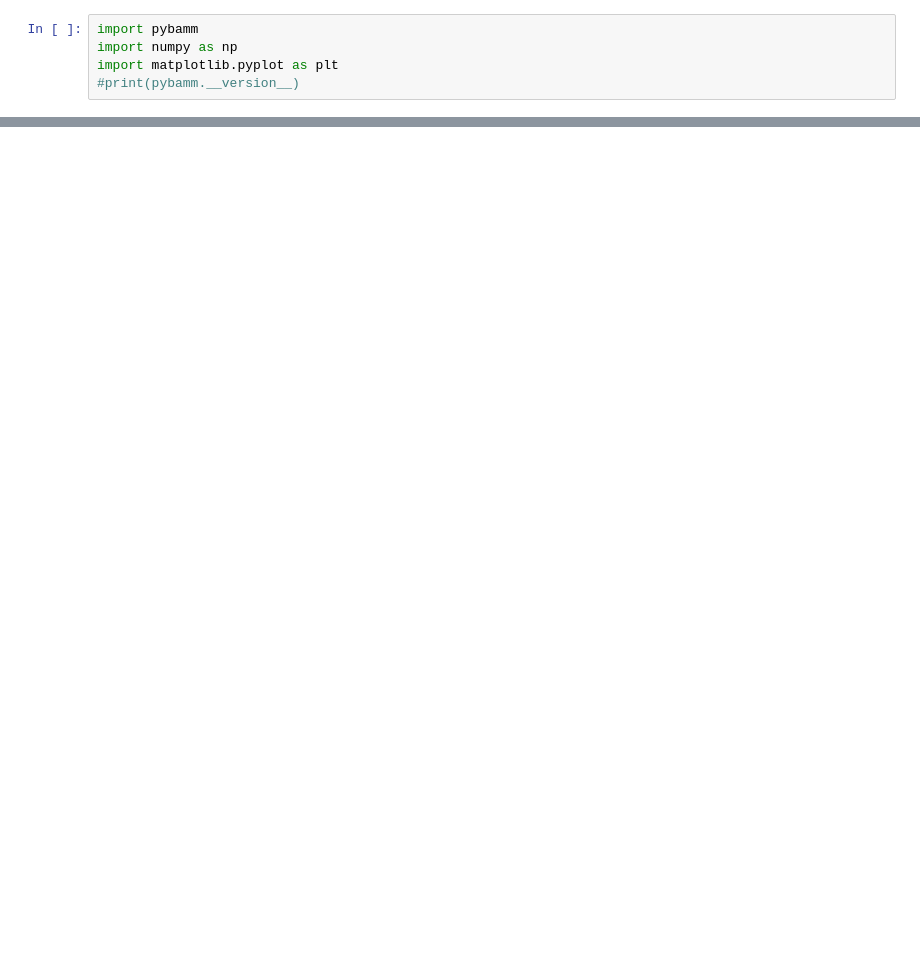
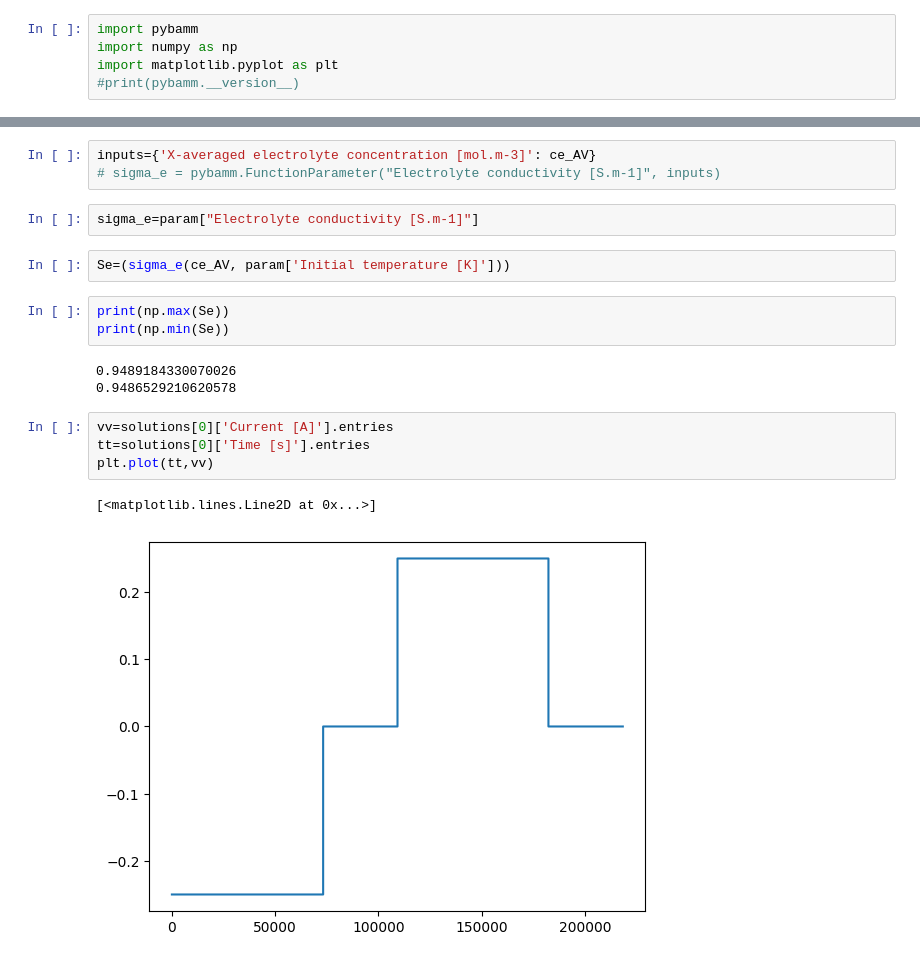
Before and after one commit to brosaplanella/formation, a Jupyter notebook: SEI_Models_thickness_Chen2020.ipynb, the cells around one changed output, grey strips where cells are left out. Cells and saved outputs as stored; diff of their text form; blank space fills up the shorter version.

```diff
--- a/SEI_Models_thickness_Chen2020.ipynb
+++ b/SEI_Models_thickness_Chen2020.ipynb
@@ -94,0 +224,20 @@ plt.show()
+# %%
+inputs={'X-averaged electrolyte concentration [mol.m-3]': ce_AV}
+# sigma_e = pybamm.FunctionParameter("Electrolyte conductivity [S.m-1]", inputs)
+# %%
+sigma_e=param["Electrolyte conductivity [S.m-1]"]
+# %%
+Se=(sigma_e(ce_AV, param['Initial temperature [K]']))
+# %%
+print(np.max(Se))
+print(np.min(Se))
+# %% [output]
+0.9489184330070026
+0.9486529210620578
+# %%
+vv=solutions[0]['Current [A]'].entries
+tt=solutions[0]['Time [s]'].entries
+plt.plot(tt,vv)
+# %% [output]
+[<matplotlib.lines.Line2D at 0x...>]
+[figure, added]
```
Also changed, not shown: parts of 12 cells of this notebook, 2 other files.
